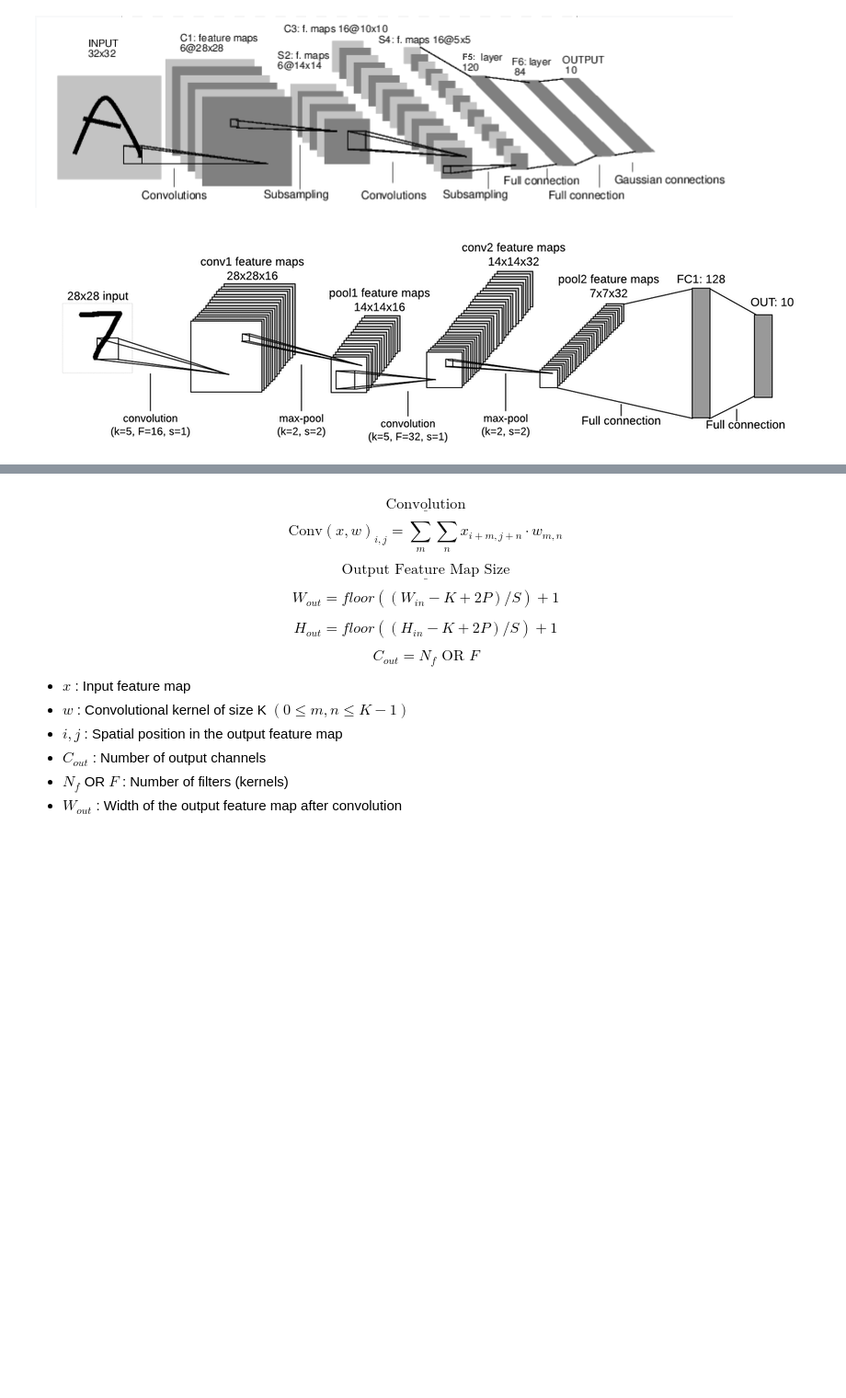
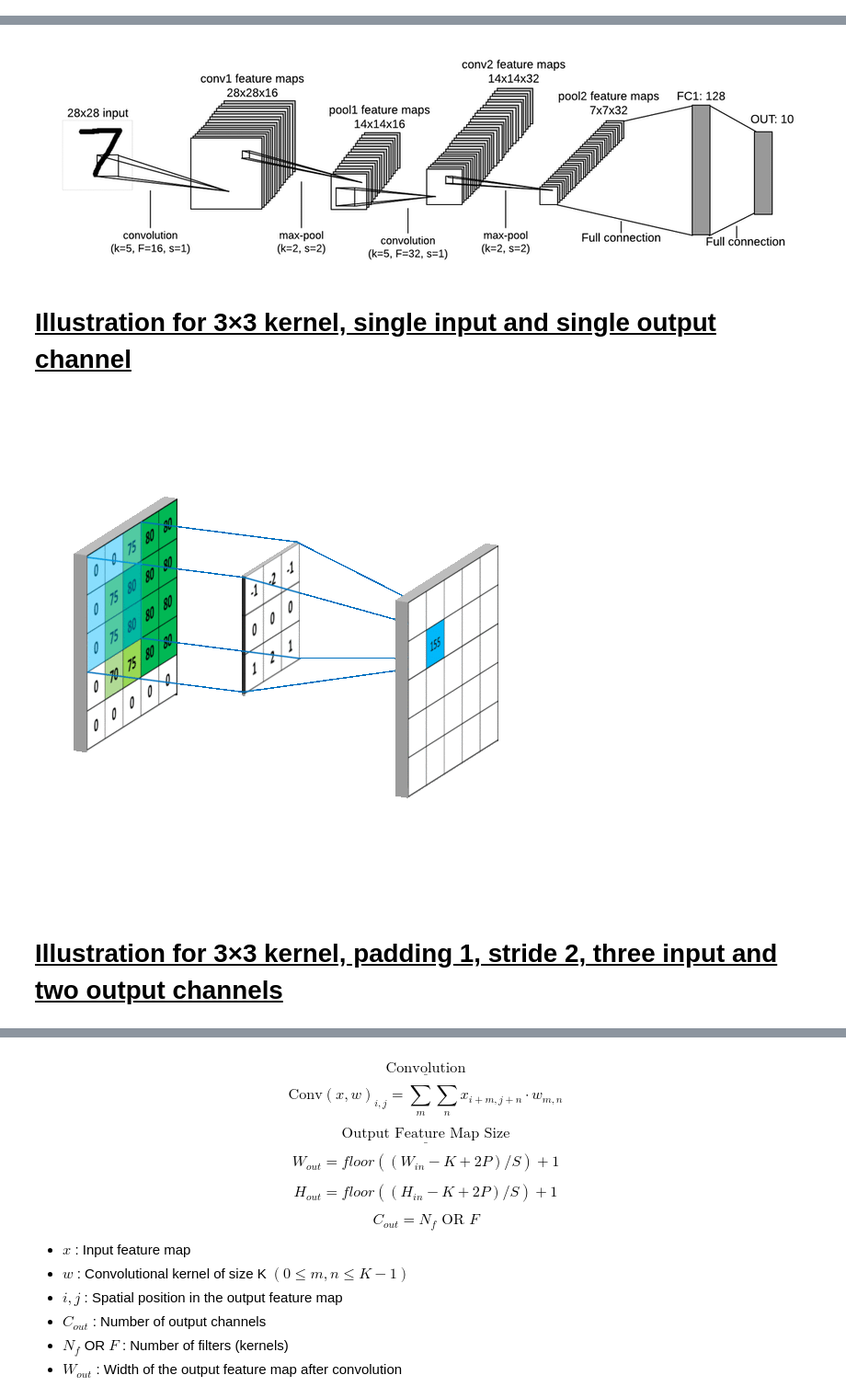
Before and after one commit to asnecemnnit/PyTorchExercisesAndTemplates, a Jupyter notebook: PyTorch/JupyterNotebooks/cnn.ipynb, the cells around one changed output, grey strips where cells are left out. Shown: that part at 92% size. Cells and saved outputs as stored; diff of their text form; code cells hidden in the pictures; blank space fills up the shorter version.

Commit message:
more descriptive cnn diagrams

```diff
--- a/PyTorch/JupyterNotebooks/cnn.ipynb
+++ b/PyTorch/JupyterNotebooks/cnn.ipynb
@@ -3,14 +3,28 @@ import torch
 import torch.nn as nn
 import torch.nn.functional as F
 import torch.optim as optim
-# %%
-from IPython.display import Image, display
-
-cnn_image_path = "../../images/cnn.png"
-display(Image(filename=cnn_image_path))
-
-cnn2_image_path = "../../images/cnn2.png"
-display(Image(filename=cnn2_image_path))
-# %% [output]
-[figure, removed]
-[figure, removed]
+# %%
+from IPython.display import Image, display, Markdown
+
+cnn_image_path = "../../images/cnn.png"
+display(Image(filename=cnn_image_path))
+
+cnn2_image_path = "../../images/cnn2.png"
+display(Image(filename=cnn2_image_path))
+
+display(
+    Markdown(
+        f"# <ins>Illustration for 3×3 kernel, single input and single output channel<ins>"
+    )
+)
+singlechannel_cnn_image_path = "../../images/singlechannel-conv.gif"
+display(Image(filename=singlechannel_cnn_image_path))
+
+display(
+    Markdown(
+        f"# <ins>Illustration for 3×3 kernel, padding 1, stride 2, three input and two output channels<ins>"
+    )
+)
+multichannel_cnn_image_path = "../../images/multichannel-conv.gif"
+display(Image(filename=multichannel_cnn_image_path))
+# %% [output]
@@ -16,0 +32,4 @@ display(Image(filename=cnn2_image_path))
+[figure, added]
+# <ins>Illustration for 3×3 kernel, single input and single output channel<ins>
+[figure, added]
+# <ins>Illustration for 3×3 kernel, padding 1, stride 2, three input and two output channels<ins>
```
Also changed, not shown: parts of 1 cell of this notebook, 3 other files.
